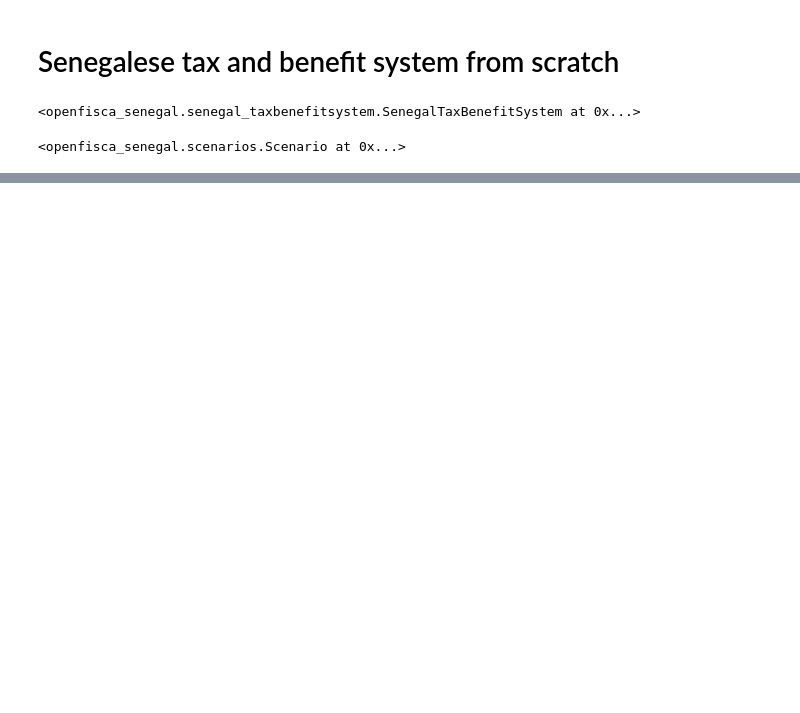
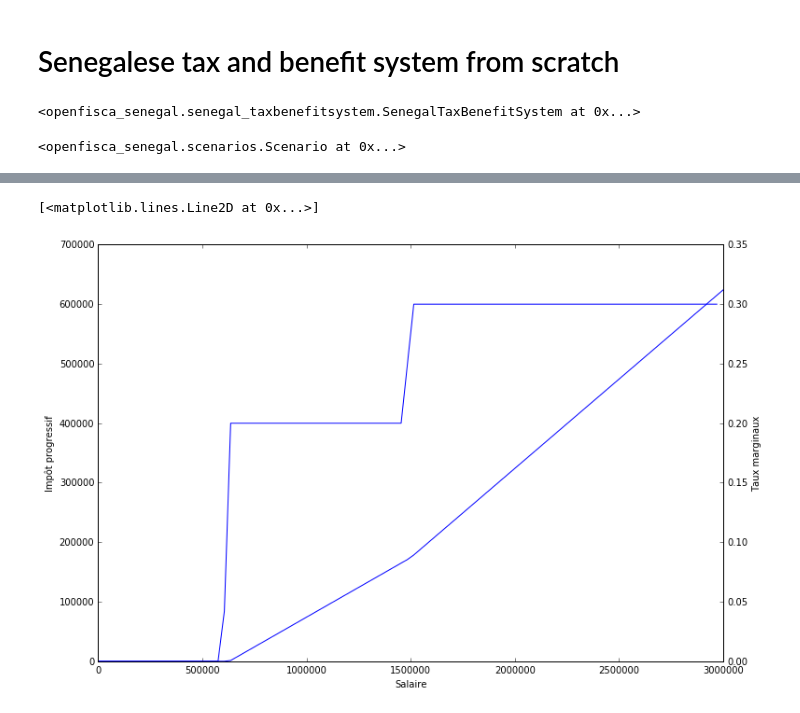
Before and after one commit to openfisca/openfisca-senegal, a Jupyter notebook: notebooks/Senegalese tax and benefit system from scratch.ipynb, the cells around one changed output, grey strips where cells are left out. Cells and saved outputs as stored; diff of their text form; code cells hidden in the pictures; blank space fills up the shorter version.

```diff
--- a/notebooks/Senegalese tax and benefit system from scratch.ipynb
+++ b/notebooks/Senegalese tax and benefit system from scratch.ipynb
@@ -79,0 +215,16 @@ array([ 30000.00195312], dtype=float32)
+# %%
+fig, ax1 = plt.subplots(figsize=(12, 8))
+
+ax1.plot(salaire, impot_progressif)
+ax1.set_xlabel(u'Salaire')
+ax1.set_ylabel(u'Impôt progressif')
+
+ax2 = ax1.twinx()
+ax2.set_ylabel(u'Taux marginaux')
+ax2.plot(
+    salaire[:-1],
+    1 - rates.marginal_rate(target=impot_progressif, varying=salaire),
+)
+# %% [output]
+[<matplotlib.lines.Line2D at 0x...>]
+[figure, added]
```
Also changed, not shown: parts of 15 cells of this notebook.
